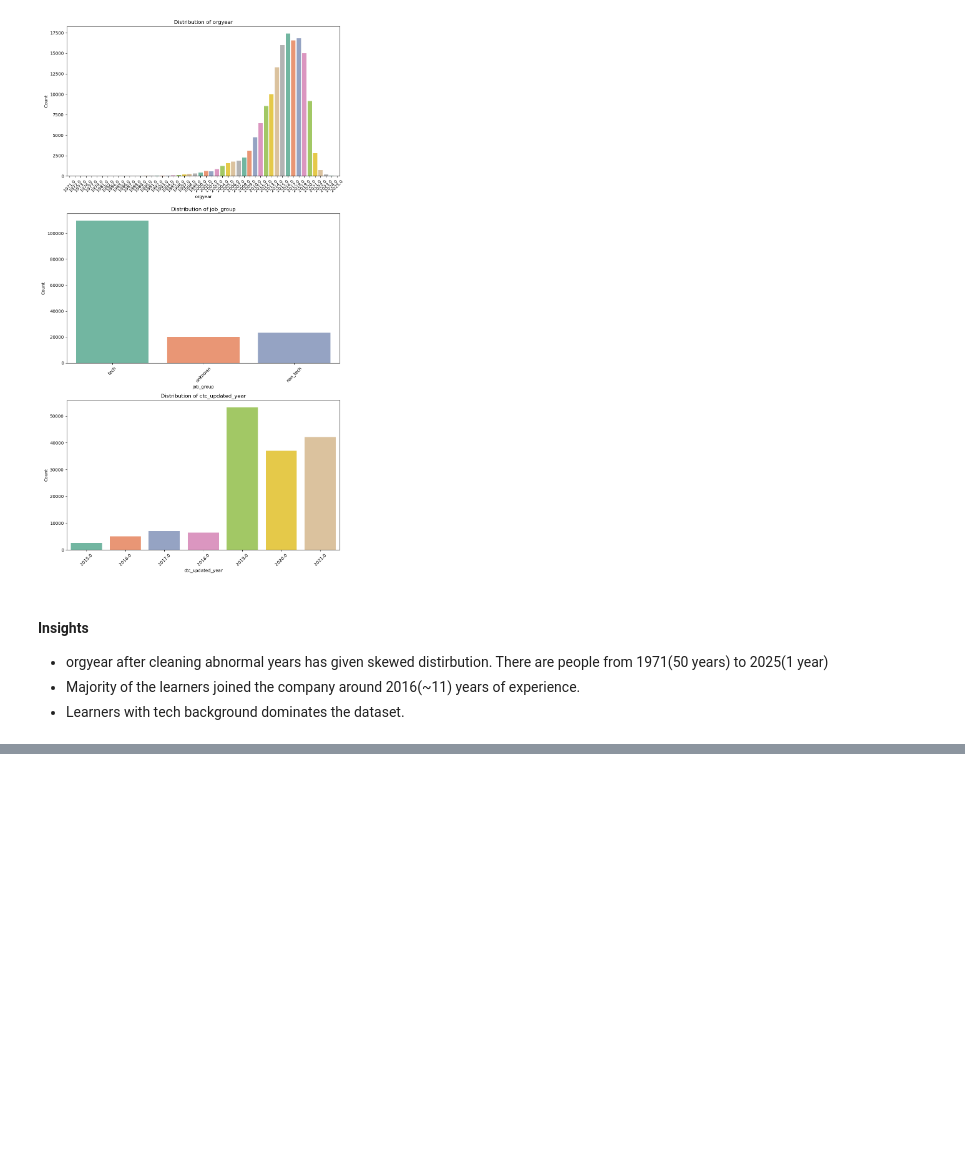
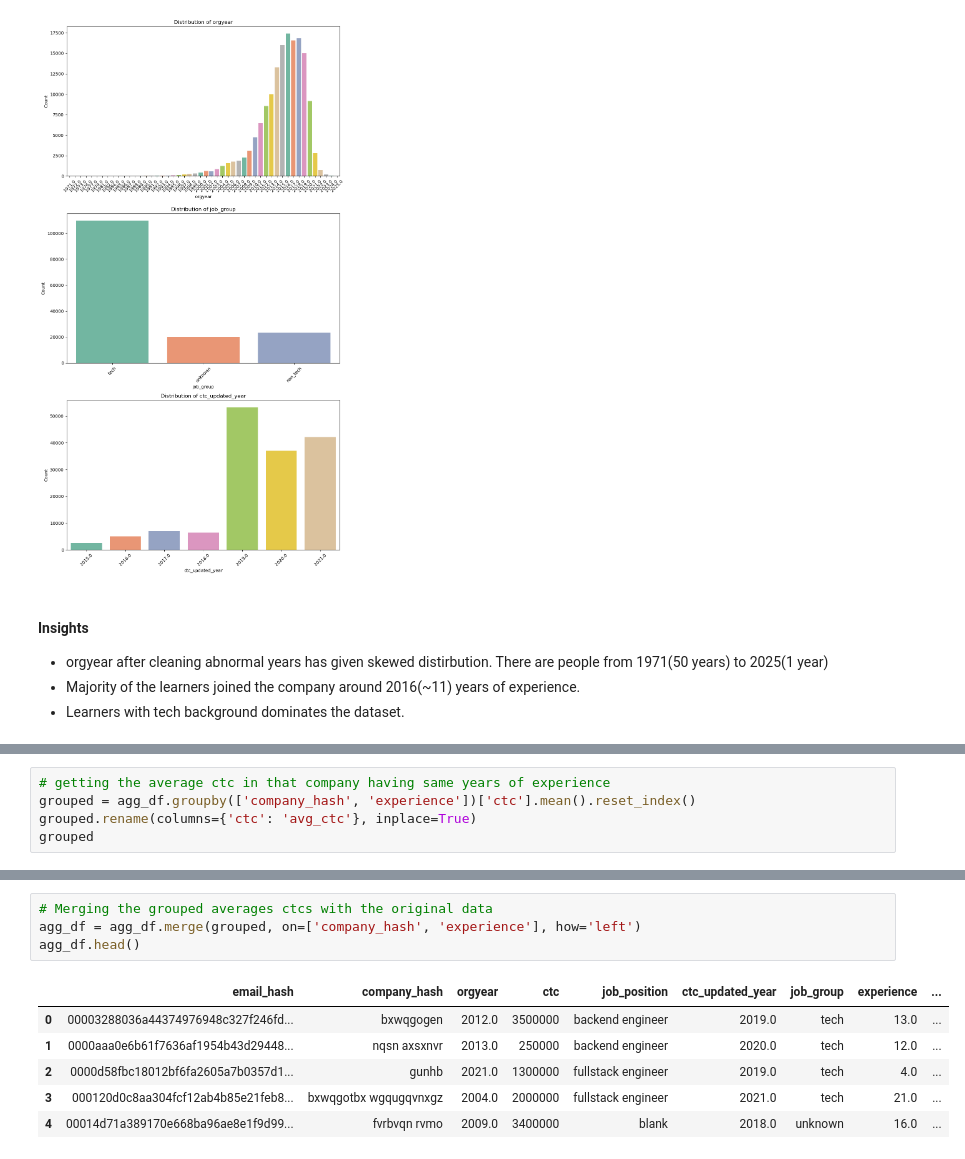
Before and after one commit to sayed-ashfaq/Scaler-Clustering, a Jupyter notebook: Scaler Clustering.ipynb, the cells around one changed output, grey strips where cells are left out. Saved outputs shown, nothing was run; the diff lists cells and outputs as text; blank space fills up the shorter version.

```diff
--- a/Scaler Clustering.ipynb
+++ b/Scaler Clustering.ipynb
@@ -1116,0 +1180,5 @@ plt.show()
+# %%
+# getting the average ctc in that company having same years of experience
+grouped = agg_df.groupby(['company_hash', 'experience'])['ctc'].mean().reset_index()
+grouped.rename(columns={'ctc': 'avg_ctc'}, inplace=True)
+grouped
@@ -1116,0 +1199,11 @@ plt.show()
+# %%
+# Merging the grouped averages ctcs with the original data
+agg_df = agg_df.merge(grouped, on=['company_hash', 'experience'], how='left')
+agg_df.head()
+# %% [output]
+|  | email_hash | company_hash | orgyear | ctc | job_position | ctc_updated_year | job_group | experience | ... |
+| 0 | 00003288036a44374976948c327f246fd... | bxwqgogen | 2012.0 | 3500000 | backend engineer | 2019.0 | tech | 13.0 | ... |
+| 1 | 0000aaa0e6b61f7636af1954b43d29448... | nqsn axsxnvr | 2013.0 | 250000 | backend engineer | 2020.0 | tech | 12.0 | ... |
+| 2 | 0000d58fbc18012bf6fa2605a7b0357d1... | gunhb | 2021.0 | 1300000 | fullstack engineer | 2019.0 | tech | 4.0 | ... |
+| 3 | 000120d0c8aa304fcf12ab4b85e21feb8... | bxwqgotbx wgqugqvnxgz | 2004.0 | 2000000 | fullstack engineer | 2021.0 | tech | 21.0 | ... |
+| 4 | 00014d71a389170e668ba96ae8e1f9d99... | fvrbvqn rvmo | 2009.0 | 3400000 | blank | 2018.0 | unknown | 16.0 | ... |
```
Also changed, not shown: parts of 70 cells of this notebook, 2 other files.
